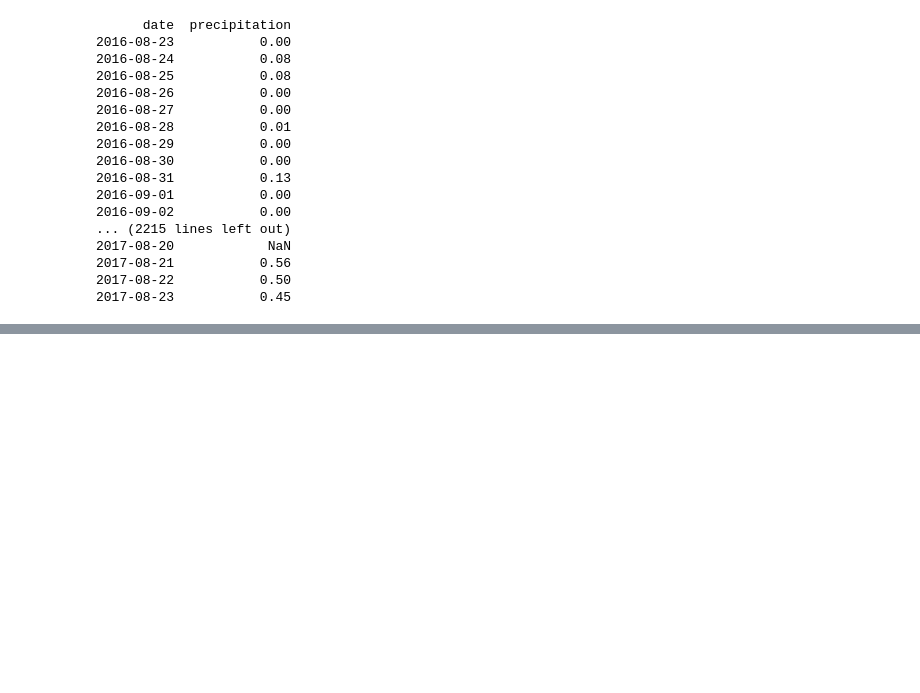
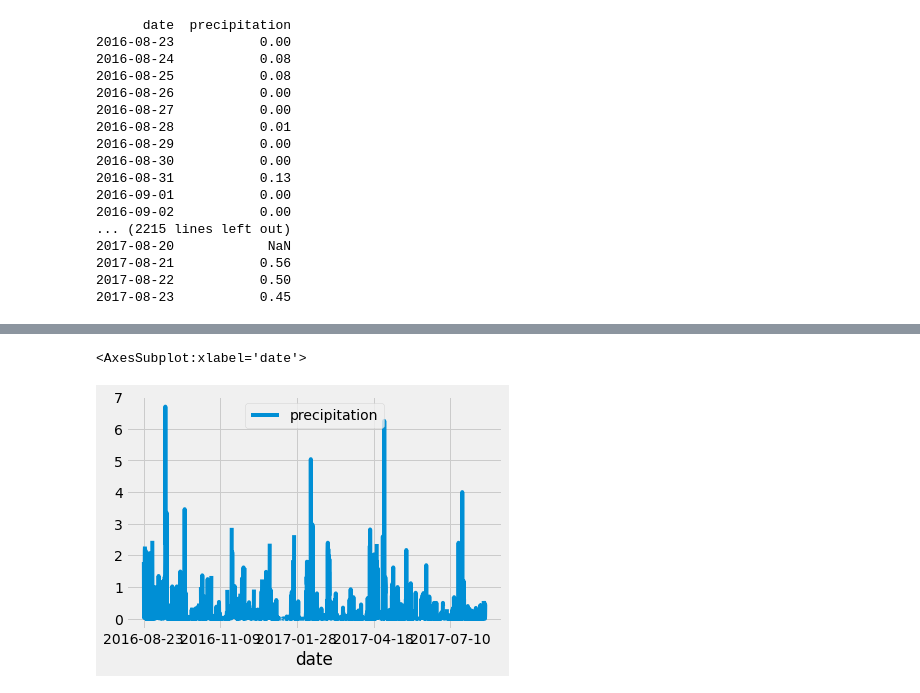
Before and after one commit to geofliu0597/surfs_up, a Jupyter notebook: Untitled.ipynb, the cells around one changed output, grey strips where cells are left out. Cells and saved outputs as stored; diff of their text form; code cells hidden in the pictures; blank space fills up the shorter version.

```diff
--- a/Untitled.ipynb
+++ b/Untitled.ipynb
@@ -74,3 +74,5 @@ print(df.to_string(index=False))
 2017-08-21           0.56
 2017-08-22           0.50
 2017-08-23           0.45
+# %%
+df = df.sort_index()
@@ -76,0 +99,5 @@ print(df.to_string(index=False))
+# %%
+df.plot()
+# %% [output]
+<AxesSubplot:xlabel='date'>
+[figure, added]
```
Also changed, not shown: parts of 20 cells of this notebook.
